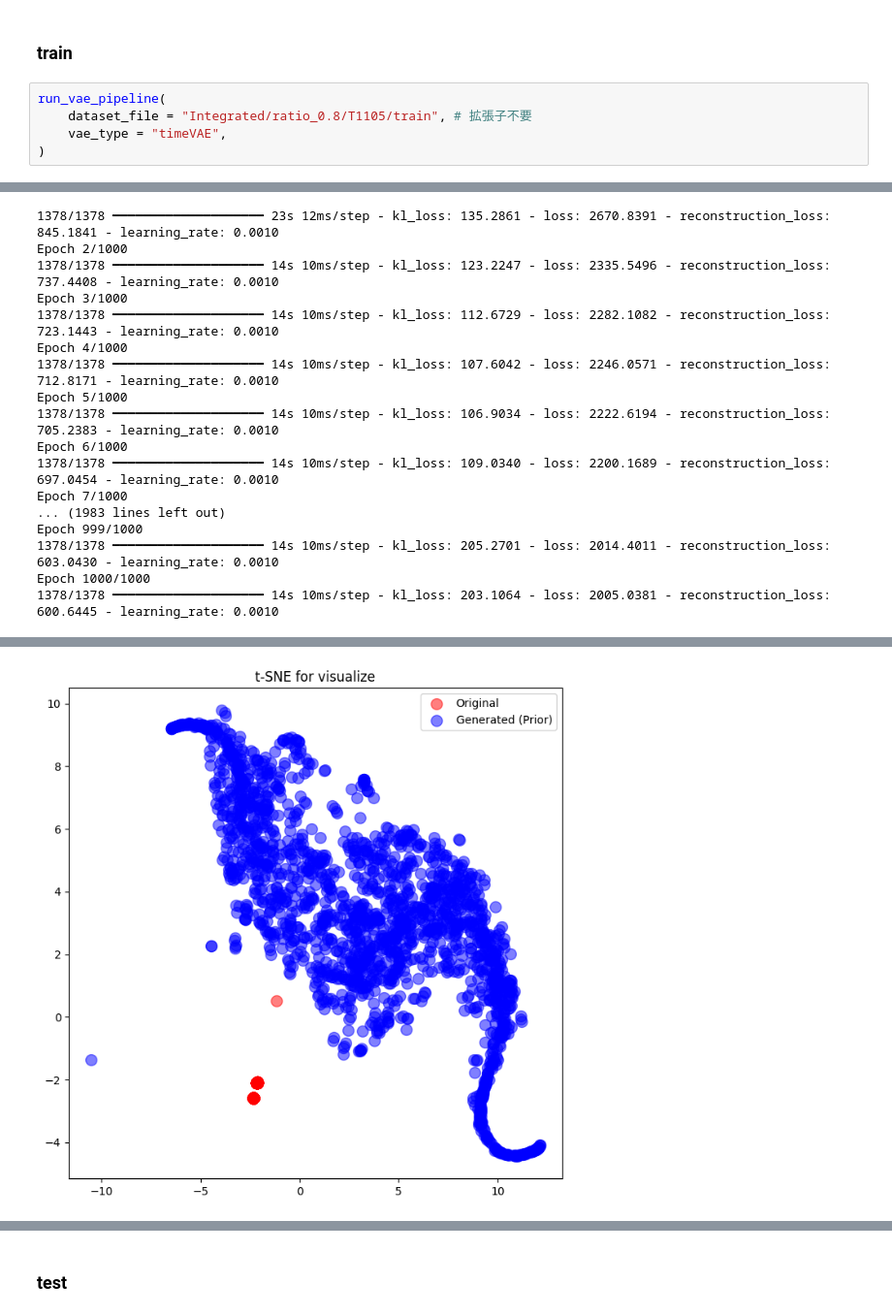
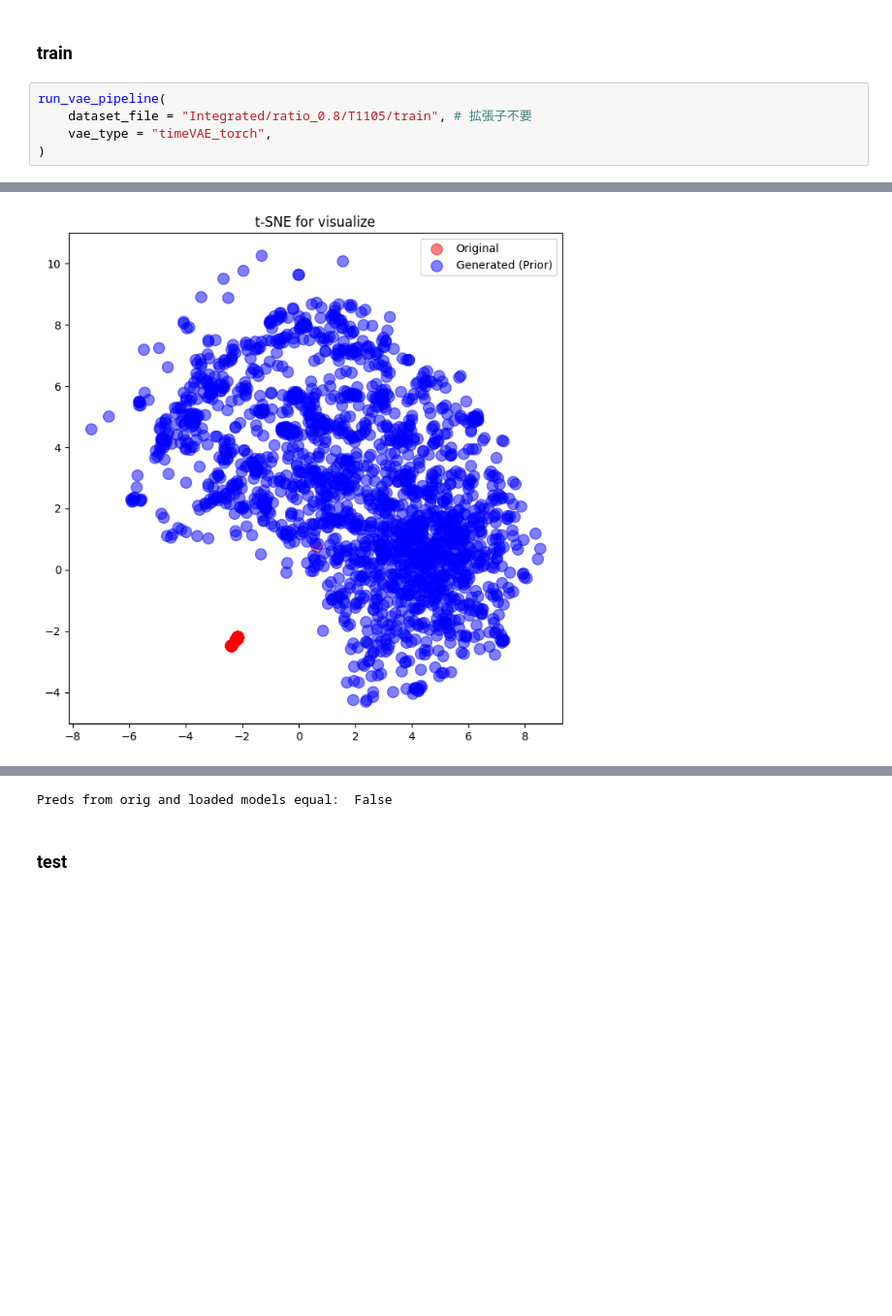
Before and after one commit to iwamura-0201/timeVAE, a Jupyter notebook: src/main.ipynb, the cells around one changed output, grey strips where cells are left out. Shown at 97% size. Drawn from its saved outputs; the diff is of its cells as text; blank space fills up the shorter version.

```diff
--- a/src/main.ipynb
+++ b/src/main.ipynb
@@ -211,6 +212,6 @@ Done.
 # %%
 run_vae_pipeline(
     dataset_file = "Integrated/ratio_0.8/T1105/train", # 拡張子不要
-    vae_type = "timeVAE",
+    vae_type = "timeVAE_torch",
 )
 # %% [output]
@@ -232,17 +234,0 @@ I0000 00:00:1766011189.888912  652268 device_compiler.h:188] Compiled cluster us
-1378/1378 ━━━━━━━━━━━━━━━━━━━━ 23s 12ms/step - kl_loss: 135.2861 - loss: 2670.8391 - reconstruction_loss: 845.1841 - learning_rate: 0.0010
-Epoch 2/1000
-1378/1378 ━━━━━━━━━━━━━━━━━━━━ 14s 10ms/step - kl_loss: 123.2247 - loss: 2335.5496 - reconstruction_loss: 737.4408 - learning_rate: 0.0010
-Epoch 3/1000
-1378/1378 ━━━━━━━━━━━━━━━━━━━━ 14s 10ms/step - kl_loss: 112.6729 - loss: 2282.1082 - reconstruction_loss: 723.1443 - learning_rate: 0.0010
-Epoch 4/1000
-1378/1378 ━━━━━━━━━━━━━━━━━━━━ 14s 10ms/step - kl_loss: 107.6042 - loss: 2246.0571 - reconstruction_loss: 712.8171 - learning_rate: 0.0010
-Epoch 5/1000
-1378/1378 ━━━━━━━━━━━━━━━━━━━━ 14s 10ms/step - kl_loss: 106.9034 - loss: 2222.6194 - reconstruction_loss: 705.2383 - learning_rate: 0.0010
-Epoch 6/1000
-1378/1378 ━━━━━━━━━━━━━━━━━━━━ 14s 10ms/step - kl_loss: 109.0340 - loss: 2200.1689 - reconstruction_loss: 697.0454 - learning_rate: 0.0010
-Epoch 7/1000
-... (1983 lines left out)
-Epoch 999/1000
-1378/1378 ━━━━━━━━━━━━━━━━━━━━ 14s 10ms/step - kl_loss: 205.2701 - loss: 2014.4011 - reconstruction_loss: 603.0430 - learning_rate: 0.0010
-Epoch 1000/1000
-1378/1378 ━━━━━━━━━━━━━━━━━━━━ 14s 10ms/step - kl_loss: 203.1064 - loss: 2005.0381 - reconstruction_loss: 600.6445 - learning_rate: 0.0010
@@ -251 +237 @@ Epoch 1000/1000
-[figure, old version]
+[figure, new version]
@@ -254,3 +238,4 @@ Preds from orig and loaded models equal:  True
+Preds from orig and loaded models equal:  False
 # %% [markdown]
 ### test
 # %%
```
Also changed, not shown: parts of 9 cells of this notebook, 3 other files.
